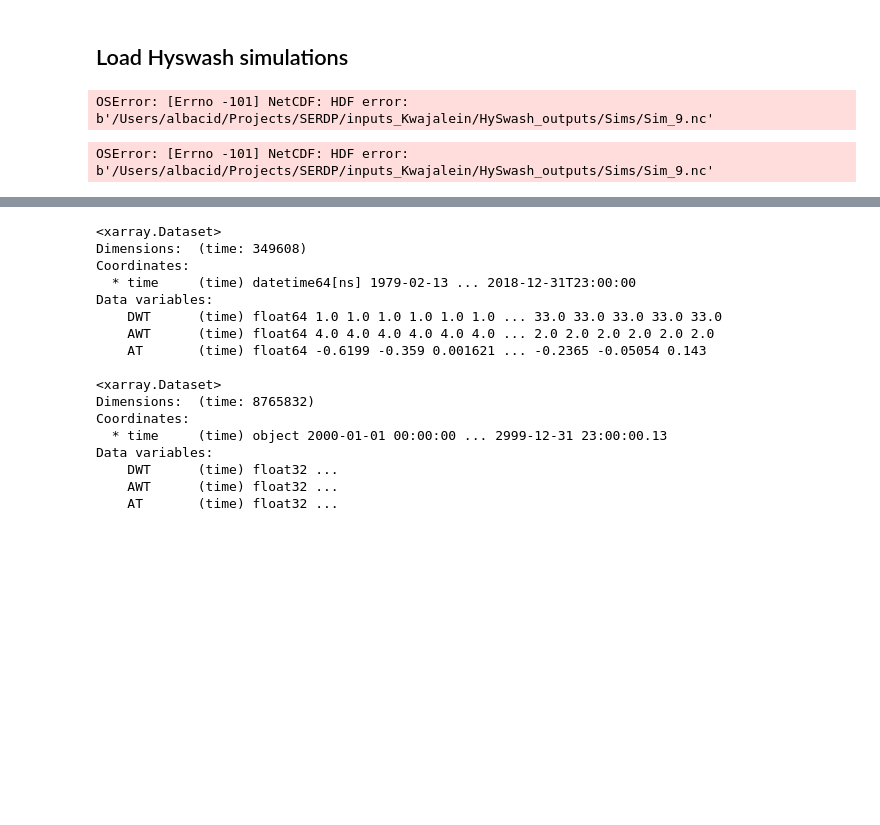
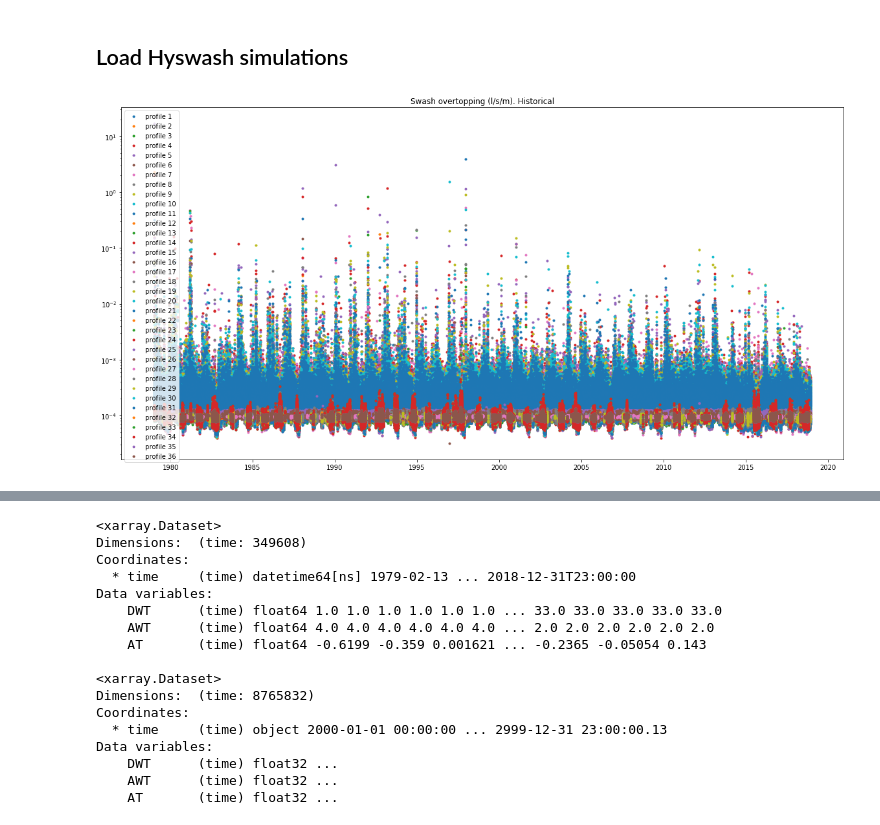
Before and after one commit to ripolln/teslakit, a Jupyter notebook: notebooks/KWAJALEIN/03_Nearshore/06_HYSWASH_to_inundation.ipynb, the cells around one changed output, grey strips where cells are left out. Saved outputs shown, nothing was run; the diff lists cells and outputs as text; code cells hidden in the pictures; blank space fills up the shorter version.

```diff
--- a/notebooks/KWAJALEIN/03_Nearshore/06_HYSWASH_to_inundation.ipynb
+++ b/notebooks/KWAJALEIN/03_Nearshore/06_HYSWASH_to_inundation.ipynb
@@ -53,66 +80,29 @@ nsim=1
 # %%
 #-------------------------------
 # Load historical data
 
 hist_swells = xr.open_dataset('/Users/albacid/Projects/SERDP/inputs_Kwajalein/HySwash_outputs/Historical_swells_tcs/swells_HySwash.nc')
 hist_TCs = xr.open_dataset('/Users/albacid/Projects/SERDP/inputs_Kwajalein/HySwash_outputs/Historical_swells_tcs/tcs_HySwash.nc')
 
 
-# TODO: incluir TCs (las olas de TCs son casi siempre menores...así que creo que no va cambiar gran cosa)
+plt.figure(figsize=(20,10))
+for p in hist_swells.profile.values:
+    plt.plot(hist_swells.time, hist_swells.Qinv.sel(profile=p), '.' ,label=('profile ' + str(p)))
+plt.legend()
+plt.title('Swash overtopping (l/s/m). Historical')
+plt.yscale('log')
+
+
+# TODO: incluir TCs (las olas de TCs son casi siempre menores...así que no creo que vaya a cambiar gran cosa)
 qru_hist = hist_swells.copy(deep=True)
 
 
 # Compara olas de clima regular y TCs en cada perfil
 #for p in hist_swells.profile:
 #    plt.figure(figsize=(20,5))
 #    plt.plot(hist_swells.time, hist_swells.Qinv.sel(profile=p), '.' ,label='swell')
 #    plt.plot(hist_TCs.time, hist_TCs.Qinv.sel(profile=p), '.', label='TCs')
 #    plt.legend()
 #    plt.title('profile ' + str(p))
+# %% [output]
+[figure, added]
-# %%
-#-------------------------------
-# Load simulation data
-
-# Load overtopping & runup q(l/s/m). ru2(m)
-
-qru_0 = xr.open_dataset('/Users/albacid/Projects/SERDP/inputs_Kwajalein/HySwash_outputs/Sims/Sim_0.nc')
-qru_0 = qru_0.drop({'ru2'})
-
-qru_1 = xr.open_dataset('/Users/albacid/Projects/SERDP/inputs_Kwajalein/HySwash_outputs/Sims/Sim_1.nc')
-qru_1 = qru_1.drop({'ru2'})
-
-qru_2 = xr.open_dataset('/Users/albacid/Projects/SERDP/inputs_Kwajalein/HySwash_outputs/Sims/Sim_2.nc')
-qru_2 = qru_2.drop({'ru2'})
-
-qru_3 = xr.open_dataset('/Users/albacid/Projects/SERDP/inputs_Kwajalein/HySwash_outputs/Sims/Sim_3.nc')
-qru_3 = qru_3.drop({'ru2'})
-
-qru_4 = xr.open_dataset('/Users/albacid/Projects/SERDP/inputs_Kwajalein/HySwash_outputs/Sims/Sim_4.nc')
-qru_4 = qru_4.drop({'ru2'})
-
-qru_5 = xr.open_dataset('/Users/albacid/Projects/SERDP/inputs_Kwajalein/HySwash_outputs/Sims/Sim_5.nc')
-qru_5 = qru_5.drop({'ru2'})
-
-qru_6 = xr.open_dataset('/Users/albacid/Projects/SERDP/inputs_Kwajalein/HySwash_outputs/Sims/Sim_6.nc')
-qru_6 = qru_6.drop({'ru2'})
-
-qru_7 = xr.open_dataset('/Users/albacid/Projects/SERDP/inputs_Kwajalein/HySwash_outputs/Sims/Sim_7.nc')
-qru_7 = qru_7.drop({'ru2'})
-
-qru_8 = xr.open_dataset('/Users/albacid/Projects/SERDP/inputs_Kwajalein/HySwash_outputs/Sims/Sim_8.nc')
-qru_8 = qru_8.drop({'ru2'})
-
-qru_9 = xr.open_dataset('/Users/albacid/Projects/SERDP/inputs_Kwajalein/HySwash_outputs/Sims/Sim_9.nc')
-qru_9 = qru_9.drop({'ru2'})
-
-print(qru_0)
-print()
-print(qru_1)
-# %% [output]
-OSError: [Errno -101] NetCDF: HDF error: b'/Users/albacid/Projects/SERDP/inputs_Kwajalein/HySwash_outputs/Sims/Sim_9.nc'
-# %%
-
-qru_9 = xr.open_dataset('/Users/albacid/Projects/SERDP/inputs_Kwajalein/HySwash_outputs/Sims/Sim_9.nc')
-qru_9 = qru_9.drop({'ru2'})
-# %% [output]
-OSError: [Errno -101] NetCDF: HDF error: b'/Users/albacid/Projects/SERDP/inputs_Kwajalein/HySwash_outputs/Sims/Sim_9.nc'
```
Also changed, not shown: parts of 27 cells of this notebook, 12 other files.
